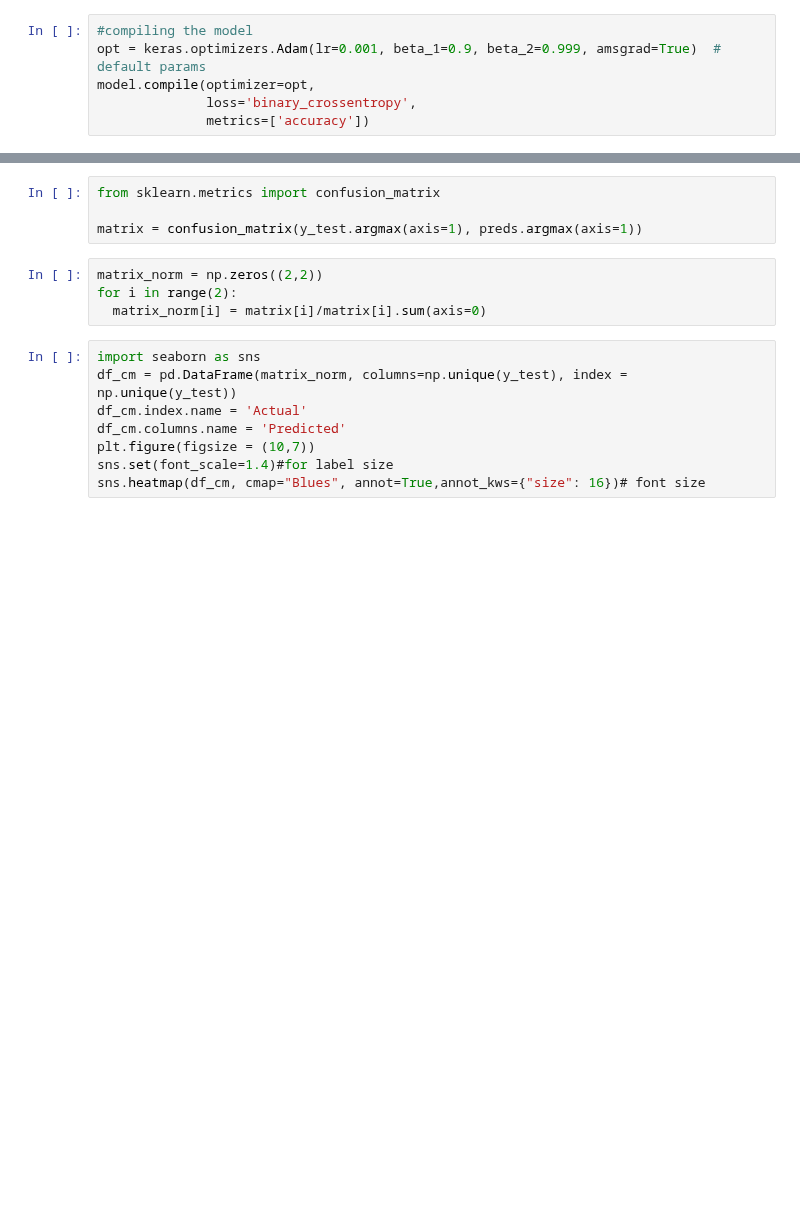
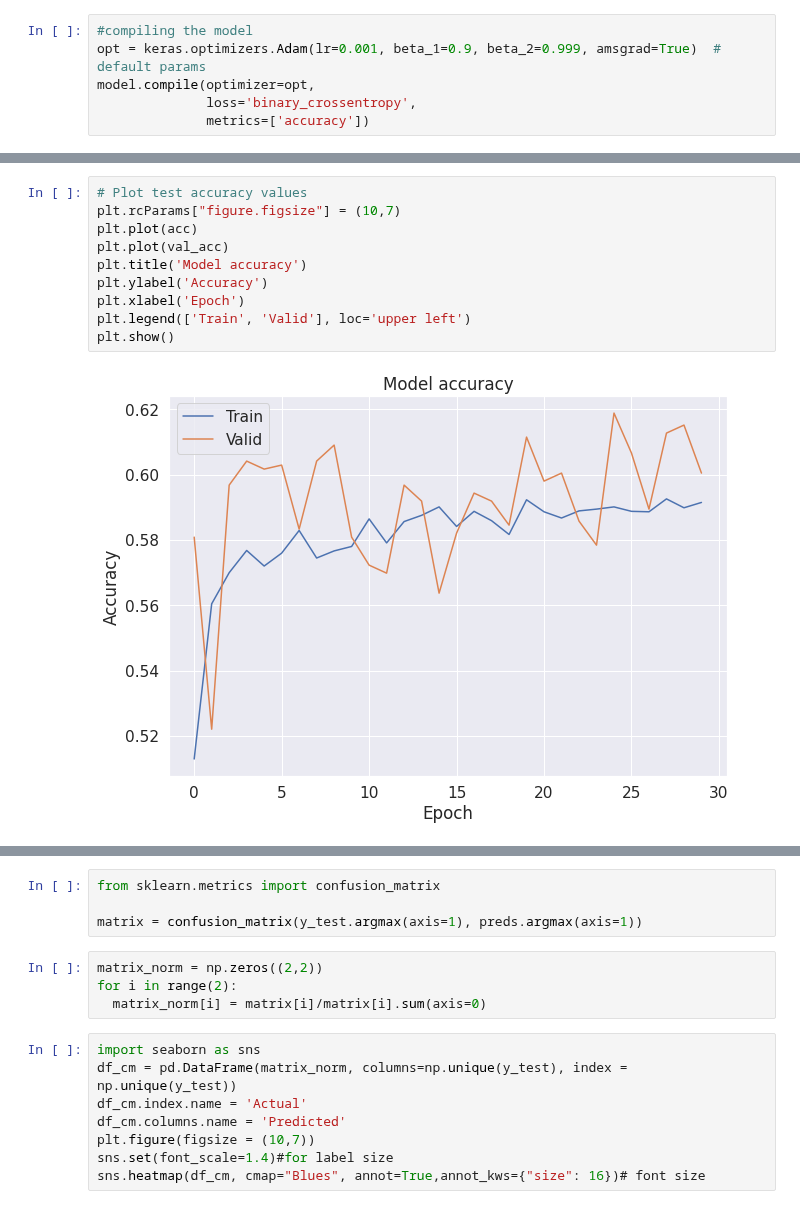
Before and after one commit to ahliminha/P300, a Jupyter notebook: P300.ipynb, the cells around one changed output, grey strips where cells are left out. Drawn from its saved outputs; the diff is of its cells as text; blank space fills up the shorter version.

```diff
--- a/P300.ipynb
+++ b/P300.ipynb
@@ -208,2 +204,14 @@ time elapsed training is: 3.2618448813756307  minutes
+# %%
+# Plot test accuracy values
+plt.rcParams["figure.figsize"] = (10,7)
+plt.plot(acc)
+plt.plot(val_acc)
+plt.title('Model accuracy')
+plt.ylabel('Accuracy')
+plt.xlabel('Epoch')
+plt.legend(['Train', 'Valid'], loc='upper left')
+plt.show()
+# %% [output]
+[figure, added]
 # %%
 # Plot test accuracy values
```
Also changed, not shown: parts of 16 cells of this notebook.
